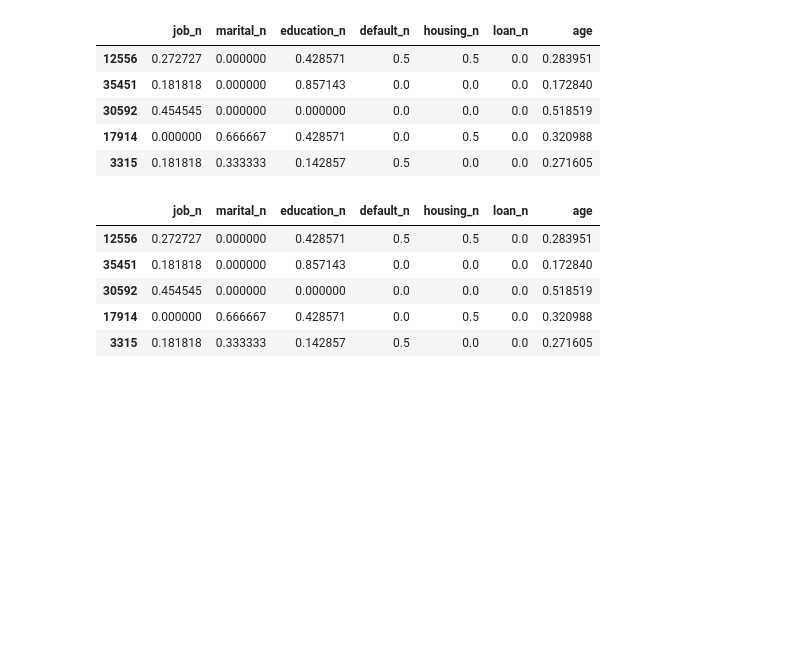
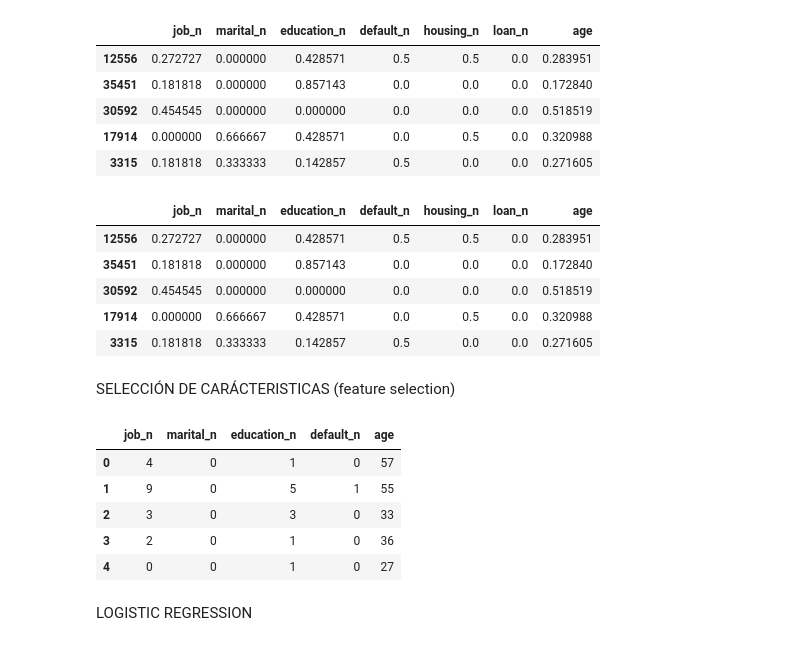
Before and after one commit to PuraCampos/ML_Banck, a Jupyter notebook: src/explore.ipynb, the cells around one changed output. Drawn from its saved outputs; the diff is of its cells as text; code cells hidden in the pictures; blank space fills up the shorter version.

```diff
--- a/src/explore.ipynb
+++ b/src/explore.ipynb
@@ -522,6 +521,38 @@ X_dbmod_train_scal.head()
 | 30592 | 0.454545 | 0.000000 | 0.000000 | 0.0 | 0.0 | 0.0 | 0.518519 |
 | 17914 | 0.000000 | 0.666667 | 0.428571 | 0.0 | 0.5 | 0.0 | 0.320988 |
 | 3315 | 0.181818 | 0.333333 | 0.142857 | 0.5 | 0.0 | 0.0 | 0.271605 |
+# %% [markdown]
+SELECCIÓN DE CARÁCTERISTICAS (feature selection)
+# %%
+from sklearn.feature_selection import f_classif, SelectKBest
+
+# With a value of k = 5 we implicitly mean that we want to remove 2 features from the dataset
+selection_model_con = SelectKBest(f_classif, k = 5)
+selection_model_con.fit(X_db_train, y_train)
+column_names = selection_model_con.get_support()
+X_train_sel_con = pd.DataFrame(selection_model_con.transform(X_db_train), columns = X_db_train.columns.values[column_names])
+X_test_sel_con = pd.DataFrame(selection_model_con.transform(X_db_test), columns = X_db_test.columns.values[column_names])
+dump(selection_model_con, open("/workspaces/ML_Banck/data/processed/selection_model_con_outliers.sav", "wb"))
+
+X_train_sel_con_norm = X_db_train_norm[X_train_sel_con.columns]
+X_train_sel_con_scal = X_db_train_scal[X_train_sel_con.columns]
+
+X_test_sel_con_norm = X_db_test_norm[X_test_sel_con.columns]
+X_test_sel_con_scal = X_db_test_scal[X_test_sel_con.columns]
+
+
+
+
+# Lo mismo pero con el DataFrame SIN outliers
+# %%
+X_test_sel_con.head()
+# %% [output]
+|  | job_n | marital_n | education_n | default_n | age |
+| 0 | 4 | 0 | 1 | 0 | 57 |
+| 1 | 9 | 0 | 5 | 1 | 55 |
+| 2 | 3 | 0 | 3 | 0 | 33 |
+| 3 | 2 | 0 | 1 | 0 | 36 |
+| 4 | 0 | 0 | 1 | 0 | 27 |
 # %%
 database.to_csv("/workspaces/ML_Banck/data/raw/database_csv")
 db_mod.to_csv("/workspaces/ML_Banck/data/interim/db_mod_database_modificado")
@@ -546,3 +577,5 @@ X_dbmod_test_scal.to_csv("/workspaces/ML_Banck/data/processed/X_dbmod_test_scal_
 
 y_test.to_csv("/workspaces/ML_Banck/data/processed/y_test_csv")
 y_train.to_csv("/workspaces/ML_Banck/data/processed/y_train_csv")
+# %% [markdown]
+LOGISTIC REGRESSION
```
Also changed, not shown: parts of 3 cells of this notebook, 1 other file.
